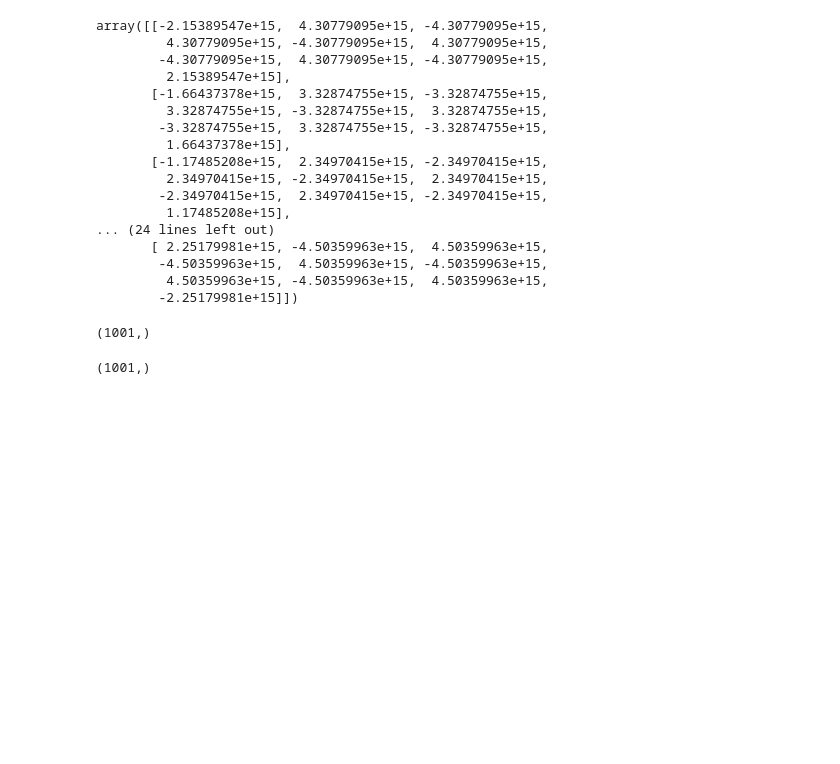
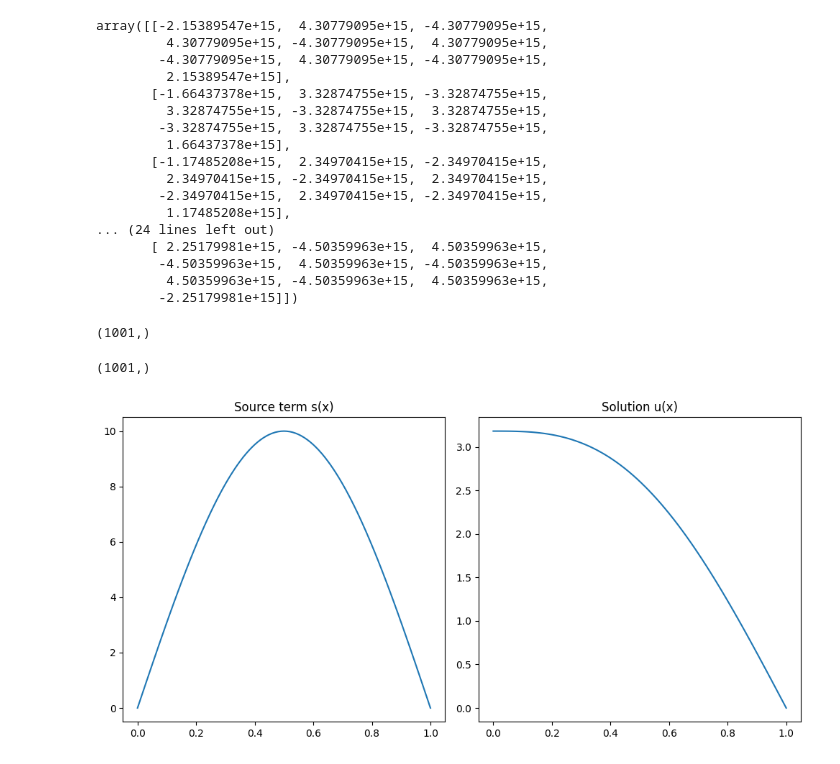
Before and after one commit to ChaPop870/63-530-Numerical-Modelling-and-Simulation-Scripts, a Jupyter notebook: src/2D-Array-Practice.ipynb, the cells around one changed output. Cells and saved outputs as stored; diff of their text form; code cells hidden in the pictures; blank space fills up the shorter version.

Commit message:
Built the matrix for question 4.

```diff
--- a/src/2D-Array-Practice.ipynb
+++ b/src/2D-Array-Practice.ipynb
@@ -1002,3 +1002,79 @@ print(hydrostatic_pressure.shape)
 dpi_dz.shape
 # %% [output]
 (1001,)
+# %%
+import numpy as np
+import matplotlib.pyplot as plt
+
+# --- Grid ---
+n = 101
+x = np.linspace(0, 1, n)
+dx = x[1] - x[0]
+
+# --- Source term ---
+def s_func(x):
+    return 10 * np.sin(np.pi * x)
+
+# --- Matrix builder ---
+def diffusion_matrix(n: int, dx: float) -> np.ndarray:
+    H = np.zeros((n, n))
+
+    # Interior: second-order centered difference
+    H += np.diag(-1 * np.ones(n - 1), k=1)
+    H += np.diag(2 * np.ones(n))
+    H += np.diag(-1 * np.ones(n - 1), k=-1)
+
+    # Scale interior rows
+    H[1:-1, :] /= dx**2
+
+    # Bottom boundary (Neumann): du/dx = alpha
+    H[0, :3] = np.array([-1.5, 2.0, -0.5]) / dx
+
+    # Top boundary (Dirichlet): u = beta
+    H[-1, :] = 0
+    H[-1, -1] = 1.0
+
+    return H
+
+# --- RHS vector ---
+def rhs_vector(x, dx, alpha, beta):
+    n = len(x)
+    b = np.zeros(n)
+
+    s = s_func(x)
+
+    # Bottom boundary
+    b[0] = alpha
+
+    # Interior (note: NO dx^2 scaling since it's already in matrix)
+    b[1:-1] = s[1:-1]
+
+    # Top boundary
+    b[-1] = beta
+
+    return b
+
+# --- Parameters ---
+alpha = 0.0   # bottom flux
+beta = 0.0    # top value
+
+# --- Build system ---
+H = diffusion_matrix(n, dx)
+b = rhs_vector(x, dx, alpha, beta)
+
+# --- Solve ---
+u = np.linalg.solve(H, b)
+
+# --- Plot ---
+fig, (ax1, ax2) = plt.subplots(1, 2, figsize=(10, 5))
+
+ax1.plot(x, s_func(x))
+ax1.set_title("Source term s(x)")
+
+ax2.plot(x, u)
+ax2.set_title("Solution u(x)")
+
+plt.tight_layout()
+plt.show()
+# %% [output]
+[figure, added]
```
Also changed, not shown: 1 other file.
